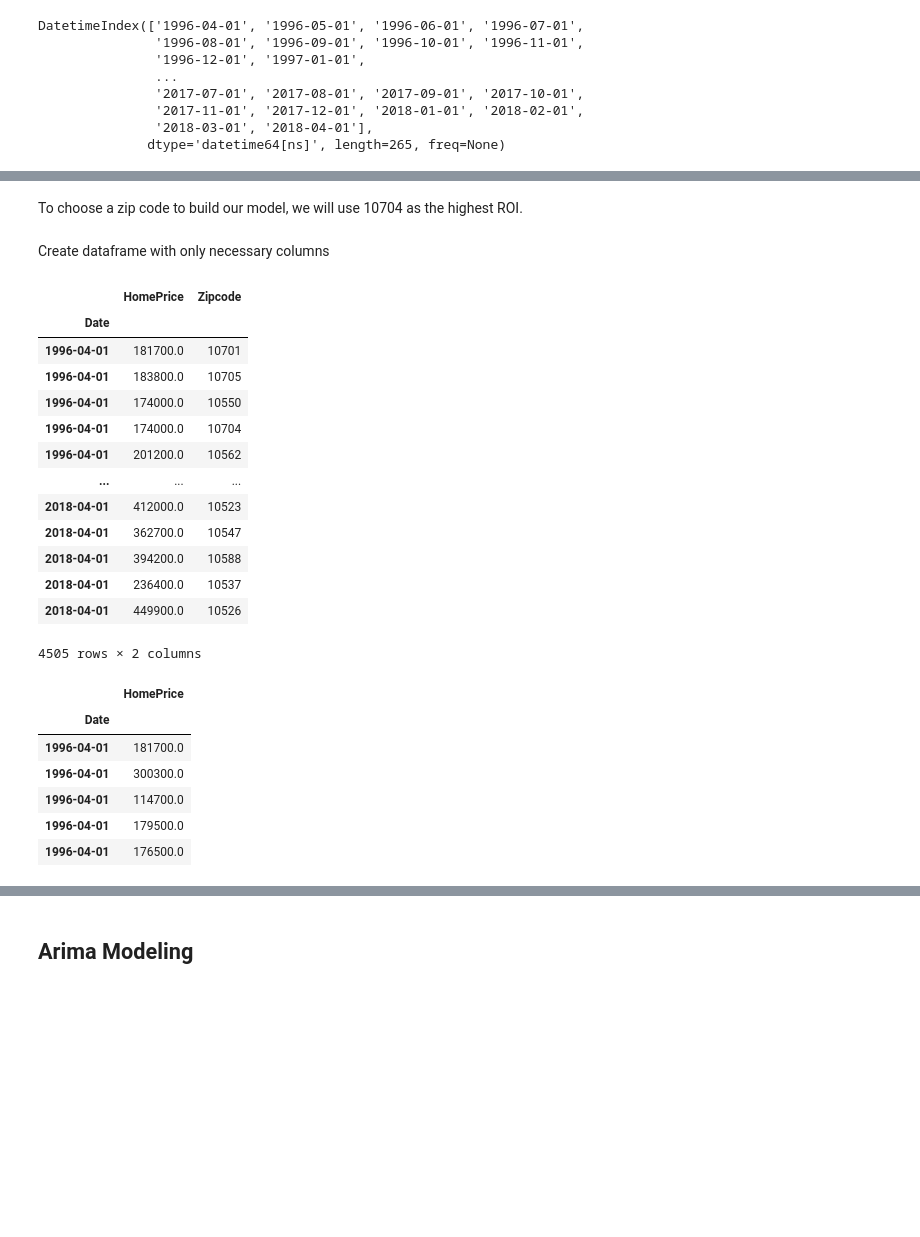
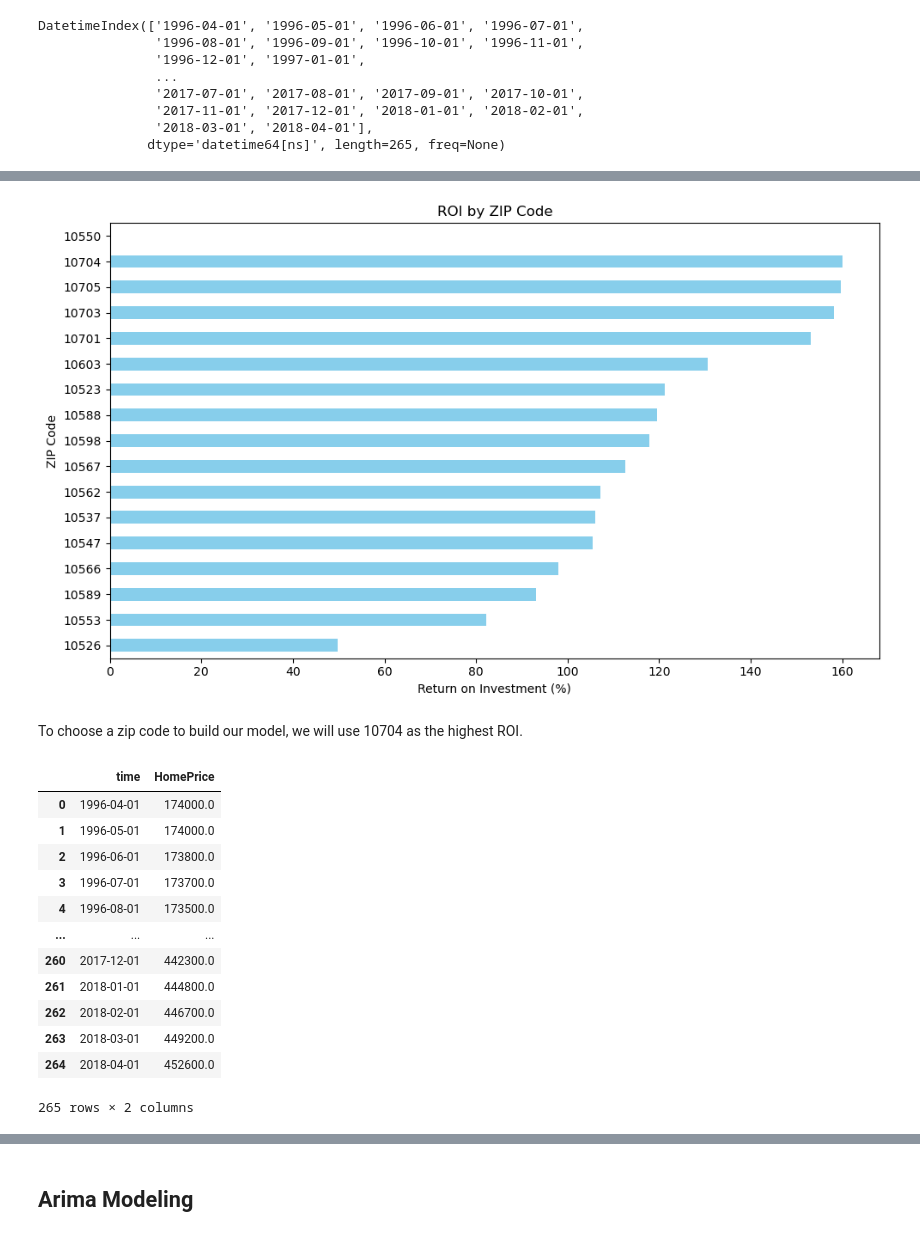
Before and after one commit to hannahdallas/zillow_time_series_model, a Jupyter notebook: notebook.ipynb, the cells around one changed output, grey strips where cells are left out. Drawn from its saved outputs; the diff is of its cells as text; code cells hidden in the pictures; blank space fills up the shorter version.

```diff
--- a/notebook.ipynb
+++ b/notebook.ipynb
@@ -339,44 +273,16 @@ plt.show()
+# %%
+# Calculate ROI
+pivot_df = melted_df.pivot_table(index='Zipcode', columns='time', values='value')
+pivot_df['ROI'] = (pivot_df.iloc[:, -1] - pivot_df.iloc[:, 0]) / pivot_df.iloc[:, 0] * 100
+
+plt.figure(figsize=(10, 6))
+pivot_df['ROI'].sort_values().plot(kind='barh', color='skyblue')
+plt.xlabel('Return on Investment (%)')
+plt.ylabel('ZIP Code')
+plt.title('ROI by ZIP Code')
+plt.tight_layout()
+plt.show()
+# %% [output]
+[figure, added]
 # %% [markdown]
 To choose a zip code to build our model, we will use 10704 as the highest ROI.
-# %% [markdown]
-Create dataframe with only necessary columns
-# %%
-# Select only the 'Date' and 'HomePrice' columns
-ts = melted_df[['Date', 'HomePrice','Zipcode']]
-
-# Set index to date
-ts.set_index('Date', inplace=True)
-
-ts
-# %% [output]
-|  | HomePrice | Zipcode |
-| Date |  |  |
-| 1996-04-01 | 181700.0 | 10701 |
-| 1996-04-01 | 183800.0 | 10705 |
-| 1996-04-01 | 174000.0 | 10550 |
-| 1996-04-01 | 174000.0 | 10704 |
-| 1996-04-01 | 201200.0 | 10562 |
-| ... | ... | ... |
-| 2018-04-01 | 412000.0 | 10523 |
-| 2018-04-01 | 362700.0 | 10547 |
-| 2018-04-01 | 394200.0 | 10588 |
-| 2018-04-01 | 236400.0 | 10537 |
-| 2018-04-01 | 449900.0 | 10526 |
-4505 rows × 2 columns
-# %%
-# Select only the 'Date' and 'HomePrice' columns
-ts_10704 = ts[['HomePrice']]
-
-# Sort the data by Date
-ts_10704 = ts_10704.sort_values('Date')
-
-# Display the result
-ts_10704.head()
-# %% [output]
-|  | HomePrice |
-| Date |  |
-| 1996-04-01 | 181700.0 |
-| 1996-04-01 | 300300.0 |
-| 1996-04-01 | 114700.0 |
-| 1996-04-01 | 179500.0 |
-| 1996-04-01 | 176500.0 |
@@ -382,0 +308,17 @@ ts_10704.head()
+# %%
+ts_10704=melt_data(filtered_df_10704)
+ts_10704
+# %% [output]
+|  | time | HomePrice |
+| 0 | 1996-04-01 | 174000.0 |
+| 1 | 1996-05-01 | 174000.0 |
+| 2 | 1996-06-01 | 173800.0 |
+| 3 | 1996-07-01 | 173700.0 |
+| 4 | 1996-08-01 | 173500.0 |
+| ... | ... | ... |
+| 260 | 2017-12-01 | 442300.0 |
+| 261 | 2018-01-01 | 444800.0 |
+| 262 | 2018-02-01 | 446700.0 |
+| 263 | 2018-03-01 | 449200.0 |
+| 264 | 2018-04-01 | 452600.0 |
+265 rows × 2 columns
```
Also changed, not shown: parts of 37 cells of this notebook.
